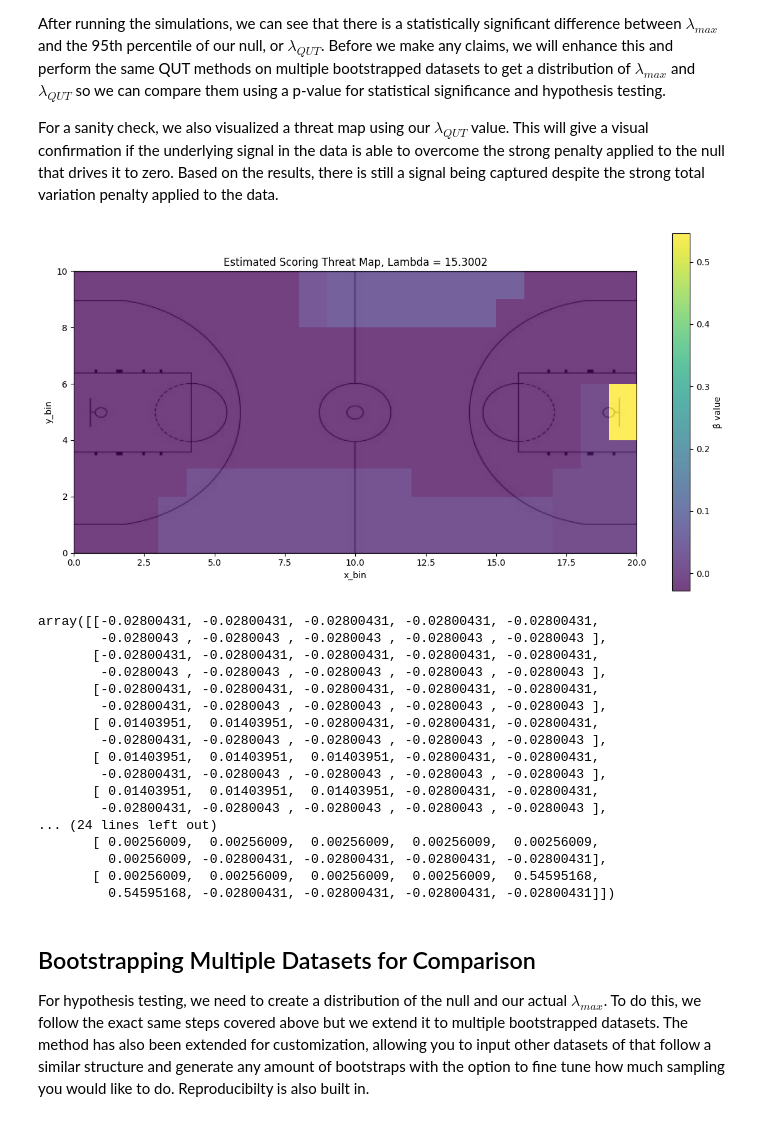
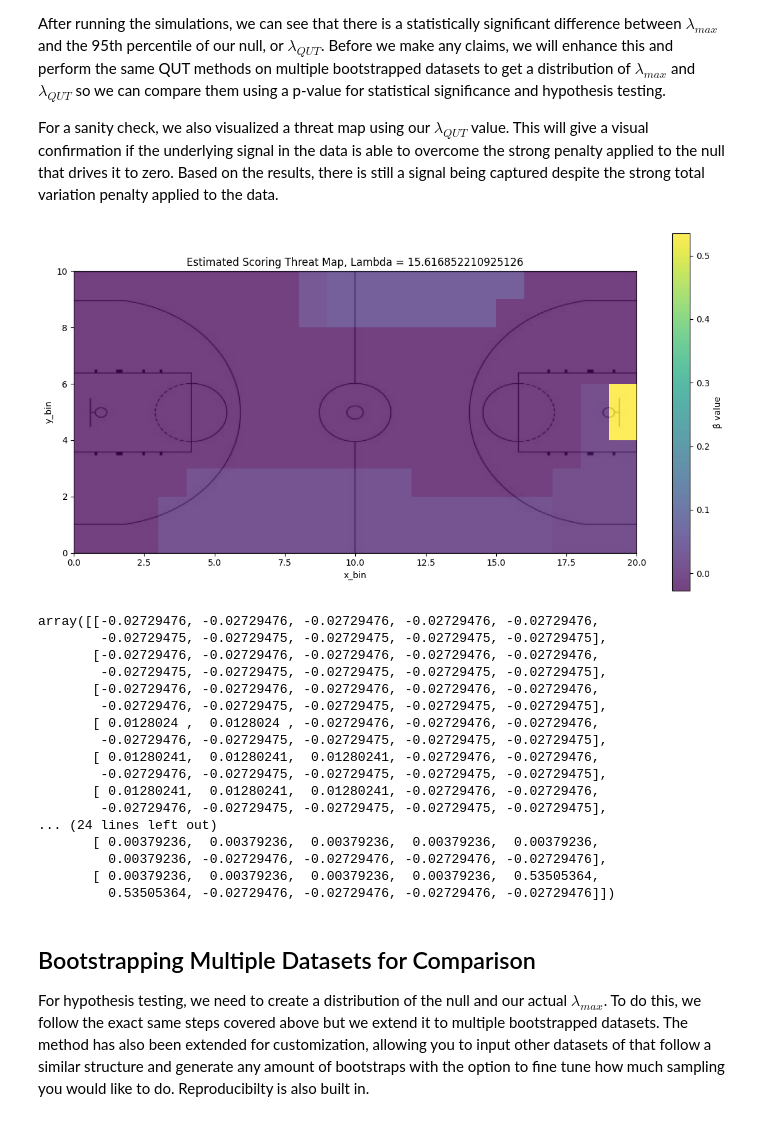
Before and after one commit to Channertheman/NBA_Analysis, a Jupyter notebook: QUT_Boostrap.ipynb, the cells around one changed output. Saved outputs shown, nothing was run; the diff lists cells and outputs as text; code cells hidden in the pictures.

```diff
--- a/QUT_Boostrap.ipynb
+++ b/QUT_Boostrap.ipynb
@@ -79,6 +79,6 @@ We run this simulation $1000$ times in the cells below.
 # %%
 X, y, D_TV = grid(df)
 
-lambda_qut_val, lambda_max, lambdas_null = lambda_qut(X, y, D_TV, MC=1000)
+lambda_qut_val, lambda_max, lambdas_null = lambda_qut(X, y, D_TV, MC=500)
 # %% [output]
 Simulating null responses...
@@ -101,26 +96,26 @@ After running the simulations, we can see that there is a statistically signific
 
 For a sanity check, we also visualized a threat map using our $\lambda_{QUT}$ value. This will give a visual confirmation if the underlying signal in the data is able to overcome the strong penalty applied to the null that drives it to zero. Based on the results, there is still a signal being captured despite the strong total variation penalty applied to the data.
 # %%
-tv_logistic_regression_heatmap(df, 15.3002, plot=True)
+tv_logistic_regression_heatmap(df, lambda_qut_val, plot=True)
 # %% [output]
-[figure, old version]
+[figure, new version]
-array([[-0.02800431, -0.02800431, -0.02800431, -0.02800431, -0.02800431,
-        -0.0280043 , -0.0280043 , -0.0280043 , -0.0280043 , -0.0280043 ],
-       [-0.02800431, -0.02800431, -0.02800431, -0.02800431, -0.02800431,
-        -0.0280043 , -0.0280043 , -0.0280043 , -0.0280043 , -0.0280043 ],
-       [-0.02800431, -0.02800431, -0.02800431, -0.02800431, -0.02800431,
-        -0.02800431, -0.0280043 , -0.0280043 , -0.0280043 , -0.0280043 ],
-       [ 0.01403951,  0.01403951, -0.02800431, -0.02800431, -0.02800431,
-        -0.02800431, -0.0280043 , -0.0280043 , -0.0280043 , -0.0280043 ],
-       [ 0.01403951,  0.01403951,  0.01403951, -0.02800431, -0.02800431,
-        -0.02800431, -0.0280043 , -0.0280043 , -0.0280043 , -0.0280043 ],
-       [ 0.01403951,  0.01403951,  0.01403951, -0.02800431, -0.02800431,
-        -0.02800431, -0.0280043 , -0.0280043 , -0.0280043 , -0.0280043 ],
+array([[-0.02729476, -0.02729476, -0.02729476, -0.02729476, -0.02729476,
+        -0.02729475, -0.02729475, -0.02729475, -0.02729475, -0.02729475],
+       [-0.02729476, -0.02729476, -0.02729476, -0.02729476, -0.02729476,
+        -0.02729475, -0.02729475, -0.02729475, -0.02729475, -0.02729475],
+       [-0.02729476, -0.02729476, -0.02729476, -0.02729476, -0.02729476,
+        -0.02729476, -0.02729475, -0.02729475, -0.02729475, -0.02729475],
+       [ 0.0128024 ,  0.0128024 , -0.02729476, -0.02729476, -0.02729476,
+        -0.02729476, -0.02729475, -0.02729475, -0.02729475, -0.02729475],
+       [ 0.01280241,  0.01280241,  0.01280241, -0.02729476, -0.02729476,
+        -0.02729476, -0.02729475, -0.02729475, -0.02729475, -0.02729475],
+       [ 0.01280241,  0.01280241,  0.01280241, -0.02729476, -0.02729476,
+        -0.02729476, -0.02729475, -0.02729475, -0.02729475, -0.02729475],
 ... (24 lines left out)
-       [ 0.00256009,  0.00256009,  0.00256009,  0.00256009,  0.00256009,
-         0.00256009, -0.02800431, -0.02800431, -0.02800431, -0.02800431],
-       [ 0.00256009,  0.00256009,  0.00256009,  0.00256009,  0.54595168,
-         0.54595168, -0.02800431, -0.02800431, -0.02800431, -0.02800431]])
+       [ 0.00379236,  0.00379236,  0.00379236,  0.00379236,  0.00379236,
+         0.00379236, -0.02729476, -0.02729476, -0.02729476, -0.02729476],
+       [ 0.00379236,  0.00379236,  0.00379236,  0.00379236,  0.53505364,
+         0.53505364, -0.02729476, -0.02729476, -0.02729476, -0.02729476]])
 # %%
 # Flipping coordinates for unidirectional attack towards the right side basket
 
```
Also changed, not shown: parts of 10 cells of this notebook, 3 other files.
